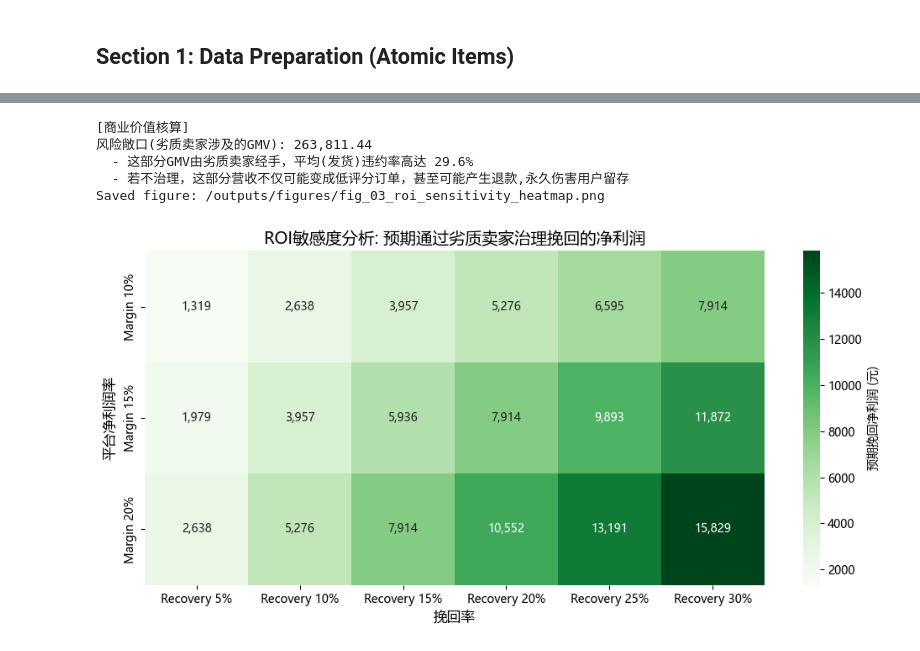
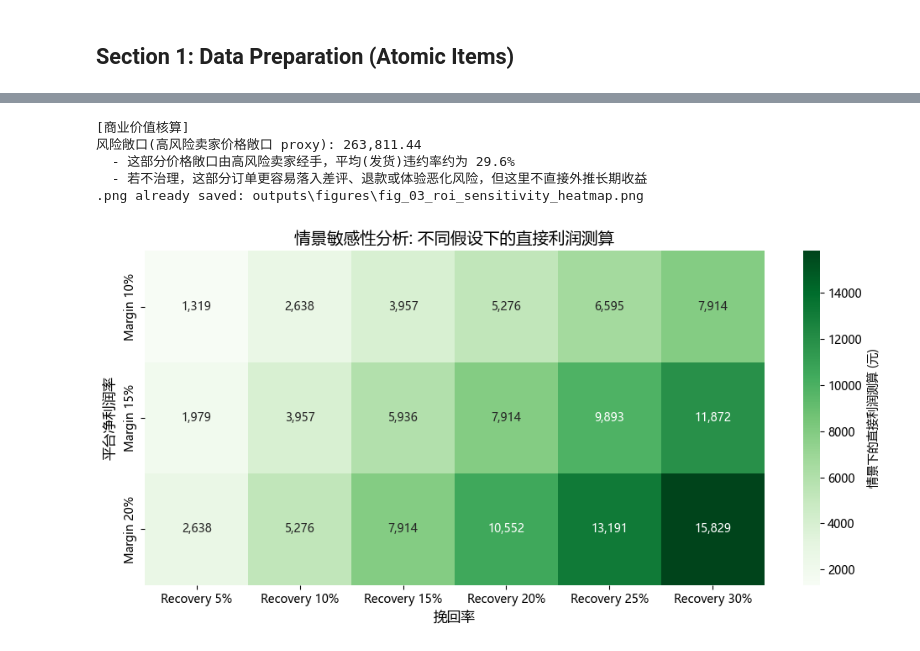
Before and after one commit to CLampard-Y/ecommerce-analytics-pipeline, a Jupyter notebook: notebooks/03_seller_hook_analysis.ipynb, the cells around one changed output, grey strips where cells are left out. Cells and saved outputs as stored; diff of their text form; code cells hidden in the pictures.

```diff
--- a/notebooks/03_seller_hook_analysis.ipynb
+++ b/notebooks/03_seller_hook_analysis.ipynb
@@ -564,6 +591,6 @@ Saved figure: /outputs/figures/fig_03_seller_governance_matrix.png
 # %%
 # ======================================================
-# Section 5 (Cell 1/1): Business Case (Exposure + Sensitivity)
+# Section 5 (Cell 1/1): Risk Exposure + Sensitivity
 # ======================================================
 import pandas as pd
 import matplotlib.pyplot as plt
@@ -571,80 +598,86 @@ import seaborn as sns
 import matplotlib.ticker as mtick
 
 # ----------------------------------------
-# 1. 计算风险敞口 (Risk Exposure)
+# 1) Compute Risk Exposure
 # ----------------------------------------
-# 定义: 由"劣质卖家"经手的总GMV (Risk Exposure)
-# 逻辑: 只要坏卖家经手,体验/退款/差评/流失的风险上升,因此这部分GMV属于可治理的风险资金池
+# Definition: 由 Bad 队列卖家经手的价格敞口 proxy (Risk Exposure)
+# Logic: 只要高风险卖家经手,体验/退款/差评风险上升,因此这部分价格敞口可视为优先治理的资金池 proxy
 
-# 重新筛选出劣质卖家
-bad_sellers_list = main_sellers[main_sellers["segment"] == 'Bad (恶劣卖家-建议清退)']["seller_id"]
+# Extract Bad sellers
+bad_sellers_list = main_sellers[main_sellers["segment"] == 'Bad (高违约/低敞口)']["seller_id"]
 
-# 计算劣质卖家涉及的总GMV
-# 这里计算total price,代表"劣质卖家能影响的生意规模"
-gmv_at_risk = main_sellers[main_sellers["segment"] == 'Bad (恶劣卖家-建议清退)']["price"].sum()
+# 计算 Bad 队列卖家涉及的总价格敞口 proxy
+# 这里计算 total price,代表"高风险卖家能影响的生意规模 proxy"
+gmv_at_risk = main_sellers[main_sellers["segment"] == 'Bad (高违约/低敞口)']["price"].sum()
 
-# 计算劣质卖家的违约单占比 (SLA Breach Rate)
-bad_breach_rate = main_sellers[main_sellers["segment"] == 'Bad (恶劣卖家-建议清退)']["sla_breach_rate"].mean()
+# 计算 Bad 队列的违约率 (SLA Breach Rate)
+bad_breach_rate = main_sellers[main_sellers["segment"] == 'Bad (高违约/低敞口)']["sla_breach_rate"].mean()
 
 print(f"\n[商业价值核算]")
-print(f"风险敞口(劣质卖家涉及的GMV): {gmv_at_risk:,.2f}")
-print(f"  - 这部分GMV由劣质卖家经手，平均(发货)违约率高达 {bad_breach_rate:.1%}")
-print(f"  - 若不治理，这部分营收不仅可能变成低评分订单，甚至可能产生退款,永久伤害用户留存")
+print(f"风险敞口(高风险卖家价格敞口 proxy): {gmv_at_risk:,.2f}")
+print(f"  - 这部分价格敞口由高风险卖家经手，平均(发货)违约率约为 {bad_breach_rate:.1%}")
+print(f"  - 若不治理，这部分订单更容易落入差评、退款或体验恶化风险，但这里不直接外推长期收益")
 
 # --------------------------------------------------------
-# 2. 敏感性分析
+# 2) Sensitivity Analysis
 # --------------------------------------------------------
-# 逻辑: 不预测单一数值，而是计算在不同"治理成功率"下的收益矩阵
-# 探究: 如果将这部分订单转移给优质卖家(或通过治理让劣质卖家变好)，能挽回多少损失？
+# Logic: 不预测单一数值，而是计算在不同"治理成功率"下的收益矩阵
+# Exploration: 如果将这部分订单转移给优质卖家(或通过治理让劣质卖家变好)，能挽回多少损失？
+# Attention:
+#   1. 以下的探索性分析都建立在事先设定的数据基础上
+#   2. 在实际的应用场景中仍需进一步的严谨性分析
 
-# 设定情景: 挽回比例 (Recovery Rate) 从 5% 到 30%
+# 挽回比例 (Recovery Rate): 对高风险 (Bad队列) 卖家进行治理后, 差评用户中预计转化为满意用户的比例
+# 设定情景: 从 5% 到 30%
 recovery_rates = [0.05, 0.10, 0.15, 0.20, 0.25, 0.30]
-# 设定情景: 净利润率 (Net Margin) - 保守假设平台佣金+广告费约为 15%
-# 设定多个利润率方便可视化对比
+
+# 净利润率 (Net Margin): 平台从售卖金额中获取的净利润率 (佣金+广告费)
+# 设定情景: 10%, 15%, 20%
 margin_rates = [0.10, 0.15, 0.20]
 
-# 构建"不同挽回比例、净利润率组合"的挽回净利润矩阵数据
+# 构建"不同挽回比例、净利润率组合"下的直接利润敏感性矩阵
 sensitivity_data = []
 for margin in margin_rates:
     # 初始化
     row = []
     for rate in recovery_rates:
-        # 挽回的净利润 = 风险GMV * 挽回比例 * 净利润率
+        # 直接利润测算 = 风险敞口 proxy * 挽回比例 * 净利润率
         saved_profit = gmv_at_risk * rate * margin
         row.append(saved_profit)
     sensitivity_data.append(row)
 
-# 矩阵数据转为DataFrame用于绘图
 df_sensitivity = pd.DataFrame(
     sensitivity_data,
     index=[f"Margin {m:.0%}" for m in margin_rates],
     columns=[f"Recovery {r:.0%}" for r in recovery_rates]
 )
 
 # --------------------------------------
-# 3. 可视化:收益热力图
+# 3) Visualization: Sensitivity Heatmap
 # --------------------------------------
 plt.figure(figsize=(10, 5))
-sns.heatmap(df_sensitivity, annot=True, fmt=",.0f", cmap="Greens", cbar_kws={'label': '预期挽回净利润 (元)'})
+sns.heatmap(df_sensitivity, annot=True, fmt=",.0f", cmap="Greens", cbar_kws={'label': '情景下的直接利润测算 (元)'})
 
-plt.title('ROI敏感度分析: 预期通过劣质卖家治理挽回的净利润', fontsize=14)
+plt.title('情景敏感性分析: 不同假设下的直接利润测算', fontsize=14)
 plt.xlabel('挽回率', fontsize=12)
 plt.ylabel('平台净利润率', fontsize=12)
 plt.tight_layout()
 fig = plt.gcf()
-out_path = figures_dir / 'fig_03_roi_sensitivity_heatmap.png'
-fig.savefig(out_path, dpi=200, bbox_inches='tight')
-print(f"Saved figure: /outputs/figures/{out_path.name}")
+
+out = figures_dir / 'fig_03_roi_sensitivity_heatmap.png'
+fig.savefig(out, dpi=200, bbox_inches='tight')
+print(f'.png already saved: {out}')
+
 plt.show()
 
 
-print("\n结论: 即使按保守估计( 10% 挽回率, 15% 利润率)")
-print(f"治理劣质卖家预计能直接为平台挽回净利润: {gmv_at_risk * 0.1 * 0.15:,.0f} 元")
-print("(这仅是直接财务收益，尚未计算用户LTV提升等带来的长期价值)")
+print("\n情景示例: 若按保守假设 (10% 挽回率, 15% 净利润率)")
+print(f"对应的直接利润敏感性约为: {gmv_at_risk * 0.1 * 0.15:,.0f} 元")
+print("(未纳入任何潜在长期效应，不应外推为总收益上下限)")
 # %% [output]
 [商业价值核算]
-风险敞口(劣质卖家涉及的GMV): 263,811.44
-  - 这部分GMV由劣质卖家经手，平均(发货)违约率高达 29.6%
-  - 若不治理，这部分营收不仅可能变成低评分订单，甚至可能产生退款,永久伤害用户留存
-Saved figure: /outputs/figures/fig_03_roi_sensitivity_heatmap.png
+风险敞口(高风险卖家价格敞口 proxy): 263,811.44
+  - 这部分价格敞口由高风险卖家经手，平均(发货)违约率约为 29.6%
+  - 若不治理，这部分订单更容易落入差评、退款或体验恶化风险，但这里不直接外推长期收益
+.png already saved: outputs\figures\fig_03_roi_sensitivity_heatmap.png
-[figure, old version]
+[figure, new version]
```
Also changed, not shown: parts of 16 cells of this notebook, 10 other files.
